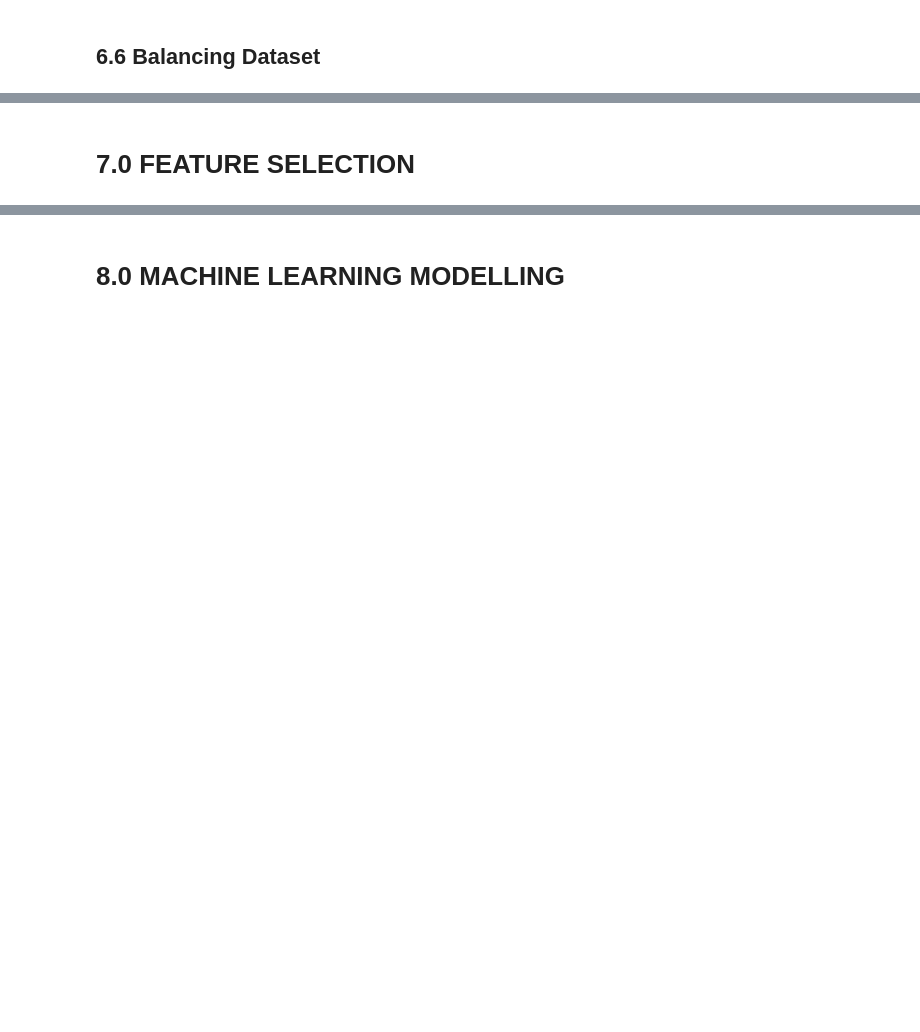
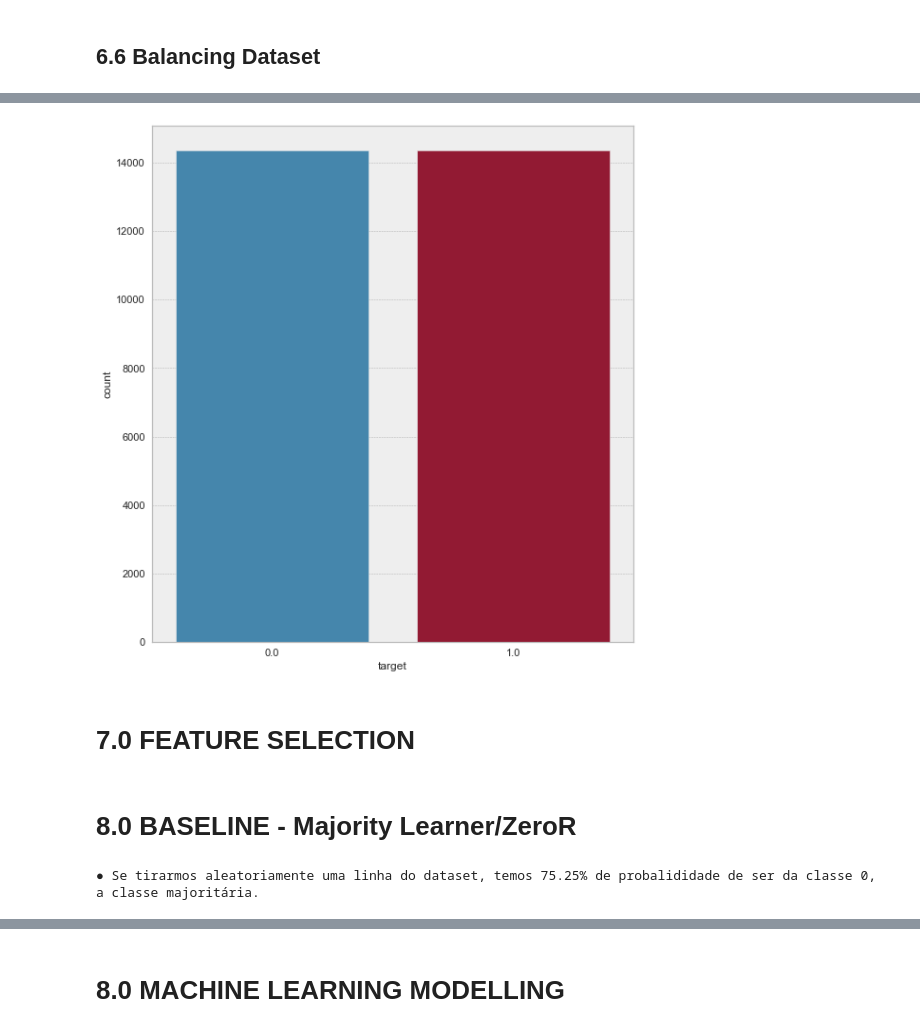
Before and after one commit to fabyosr/MachineLearning, a Jupyter notebook: Sklearn/sklearn_oi_masterdados/Job_Change_of_Data_Scientists.ipynb, the cells around one changed output, grey strips where cells are left out. Drawn from its saved outputs; the diff is of its cells as text; code cells hidden in the pictures; blank space fills up the shorter version.

```diff
--- a/Sklearn/sklearn_oi_masterdados/Job_Change_of_Data_Scientists.ipynb
+++ b/Sklearn/sklearn_oi_masterdados/Job_Change_of_Data_Scientists.ipynb
@@ -837,2 +932,26 @@ df2 = df1.copy()
+# %%
+# ratio_balanced = (majority class / minority class) * minority class
+balance = int( ( df3['target'].value_counts()[0]/df3['target'].value_counts()[1] ) * df3['target'].value_counts()[1] )
+ratio_balanced = {0 : df3['target'].value_counts()[0], 1: balance}
+
+#smt = SMOTE(sampling_strategy='auto')
+smt = SMOTETomek(sampling_strategy=ratio_balanced, random_state=32, n_jobs=-1)
+X_df_train_resampled, y_df_train_resampled = smt.fit_sample(X_df_train, y_df_train)
+
+plt.subplot(1,2,2)
+sns.countplot(x='target', data=y_df_train_resampled);
+# %% [output]
+[figure, added]
 # %% [markdown]
 # 7.0 FEATURE SELECTION
+# %% [markdown]
+# 8.0 BASELINE - Majority Learner/ZeroR
+# %%
+# Baseline classifier train class
+counter = collections.Counter(y_train)
+base_line= np.array( [ counter[0] / (counter[0] + counter[1]), counter[1] / (counter[0] + counter[1]) ] )
+bl = base_line.max()
+
+print('\n● Se tirarmos aleatoriamente uma linha do dataset, temos {:2.2f}% de probalididade de ser da classe 0, a classe majoritária.'.format(bl*100))
+# %% [output]
+● Se tirarmos aleatoriamente uma linha do dataset, temos 75.25% de probalididade de ser da classe 0, a classe majoritária.
```
Also changed, not shown: parts of 29 cells of this notebook.
